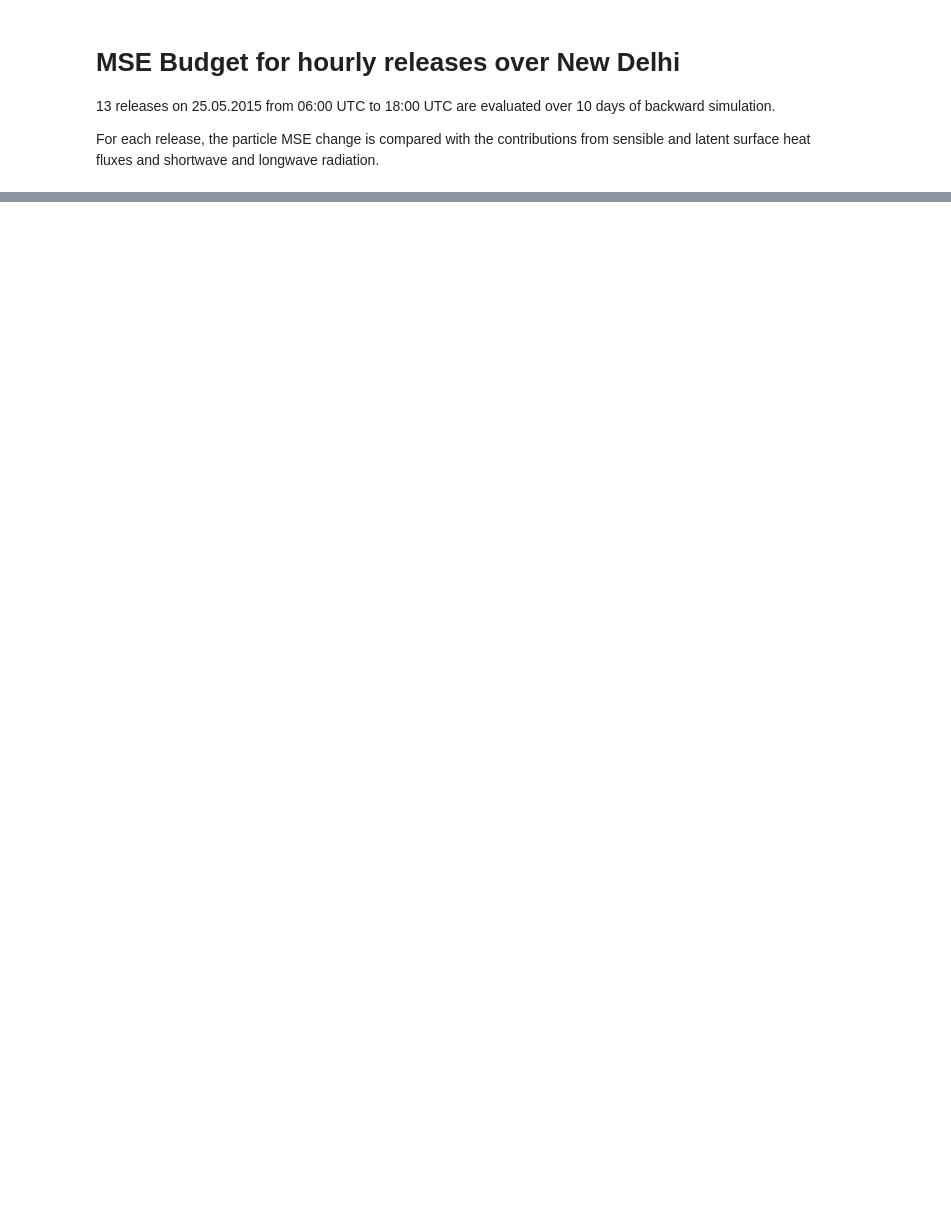
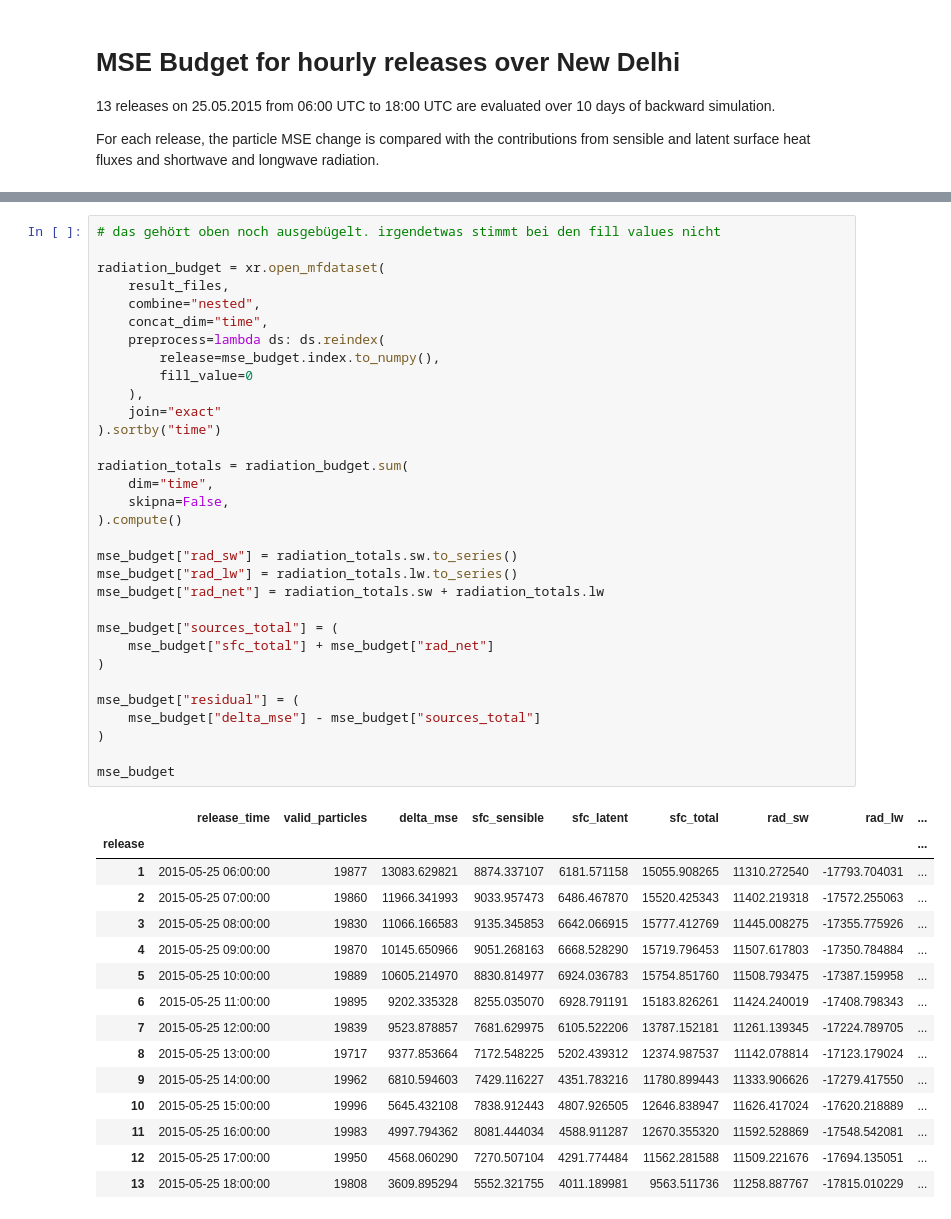
Before and after one commit to georgbrack/msc-thesis, a Jupyter notebook: analysis/MSE_Budget_NewDelhi_hourly_releases.ipynb, the cells around one changed output, grey strips where cells are left out. Drawn from its saved outputs; the diff is of its cells as text; blank space fills up the shorter version.

```diff
--- a/analysis/MSE_Budget_NewDelhi_hourly_releases.ipynb
+++ b/analysis/MSE_Budget_NewDelhi_hourly_releases.ipynb
@@ -30,0 +575,48 @@ Partoutput files: 4
+# %%
+# das gehört oben noch ausgebügelt. irgendetwas stimmt bei den fill values nicht
+
+radiation_budget = xr.open_mfdataset(
+    result_files,
+    combine="nested",
+    concat_dim="time",
+    preprocess=lambda ds: ds.reindex(
+        release=mse_budget.index.to_numpy(),
+        fill_value=0
+    ),
+    join="exact"
+).sortby("time")
+
+radiation_totals = radiation_budget.sum(
+    dim="time",
+    skipna=False,
+).compute()
+
+mse_budget["rad_sw"] = radiation_totals.sw.to_series()
+mse_budget["rad_lw"] = radiation_totals.lw.to_series()
+mse_budget["rad_net"] = radiation_totals.sw + radiation_totals.lw
+
+mse_budget["sources_total"] = (
+    mse_budget["sfc_total"] + mse_budget["rad_net"]
+)
+
+mse_budget["residual"] = (
+    mse_budget["delta_mse"] - mse_budget["sources_total"]
+)
+
+mse_budget
+# %% [output]
+|  | release_time | valid_particles | delta_mse | sfc_sensible | sfc_latent | sfc_total | rad_sw | rad_lw | ... |
+| release |  |  |  |  |  |  |  |  | ... |
+| 1 | 2015-05-25 06:00:00 | 19877 | 13083.629821 | 8874.337107 | 6181.571158 | 15055.908265 | 11310.272540 | -17793.704031 | ... |
+| 2 | 2015-05-25 07:00:00 | 19860 | 11966.341993 | 9033.957473 | 6486.467870 | 15520.425343 | 11402.219318 | -17572.255063 | ... |
+| 3 | 2015-05-25 08:00:00 | 19830 | 11066.166583 | 9135.345853 | 6642.066915 | 15777.412769 | 11445.008275 | -17355.775926 | ... |
+| 4 | 2015-05-25 09:00:00 | 19870 | 10145.650966 | 9051.268163 | 6668.528290 | 15719.796453 | 11507.617803 | -17350.784884 | ... |
+| 5 | 2015-05-25 10:00:00 | 19889 | 10605.214970 | 8830.814977 | 6924.036783 | 15754.851760 | 11508.793475 | -17387.159958 | ... |
+| 6 | 2015-05-25 11:00:00 | 19895 | 9202.335328 | 8255.035070 | 6928.791191 | 15183.826261 | 11424.240019 | -17408.798343 | ... |
+| 7 | 2015-05-25 12:00:00 | 19839 | 9523.878857 | 7681.629975 | 6105.522206 | 13787.152181 | 11261.139345 | -17224.789705 | ... |
+| 8 | 2015-05-25 13:00:00 | 19717 | 9377.853664 | 7172.548225 | 5202.439312 | 12374.987537 | 11142.078814 | -17123.179024 | ... |
+| 9 | 2015-05-25 14:00:00 | 19962 | 6810.594603 | 7429.116227 | 4351.783216 | 11780.899443 | 11333.906626 | -17279.417550 | ... |
+| 10 | 2015-05-25 15:00:00 | 19996 | 5645.432108 | 7838.912443 | 4807.926505 | 12646.838947 | 11626.417024 | -17620.218889 | ... |
+| 11 | 2015-05-25 16:00:00 | 19983 | 4997.794362 | 8081.444034 | 4588.911287 | 12670.355320 | 11592.528869 | -17548.542081 | ... |
+| 12 | 2015-05-25 17:00:00 | 19950 | 4568.060290 | 7270.507104 | 4291.774484 | 11562.281588 | 11509.221676 | -17694.135051 | ... |
+| 13 | 2015-05-25 18:00:00 | 19808 | 3609.895294 | 5552.321755 | 4011.189981 | 9563.511736 | 11258.887767 | -17815.010229 | ... |
```
Also changed, not shown: parts of 23 cells of this notebook, 54 other files.
